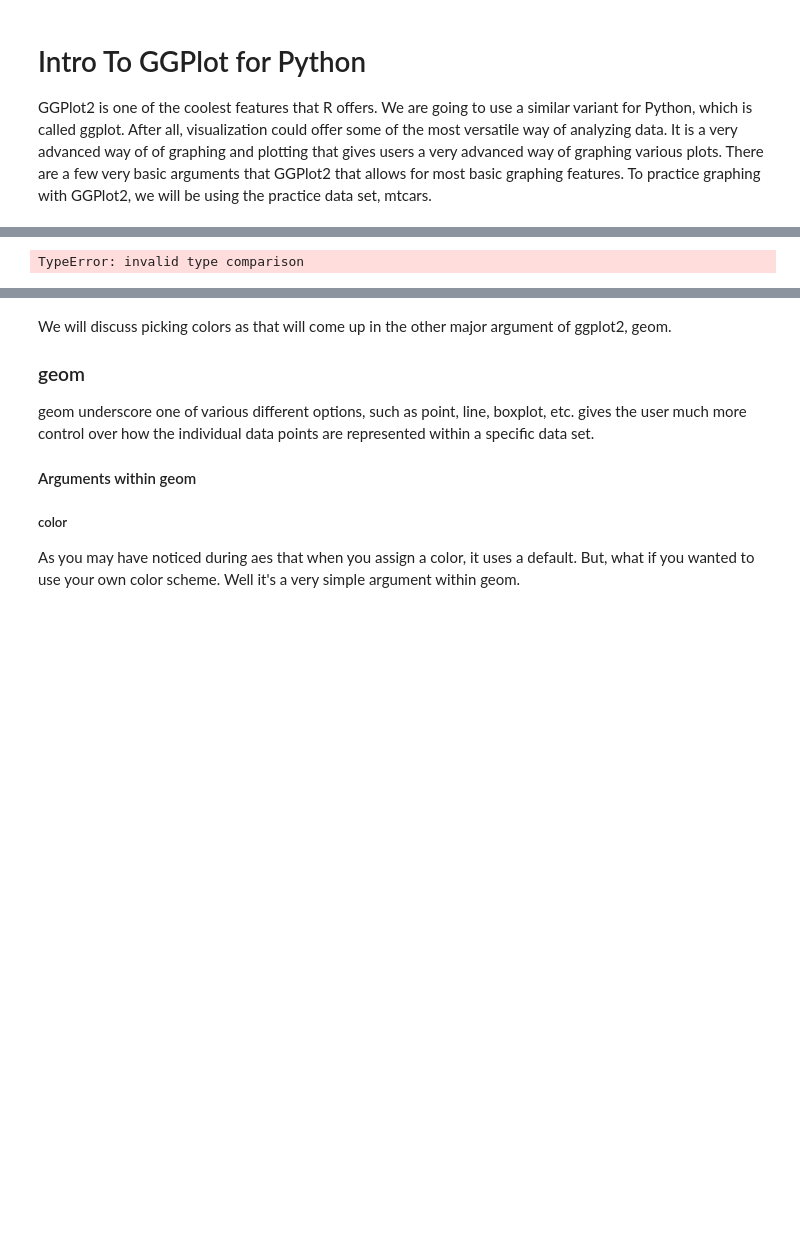
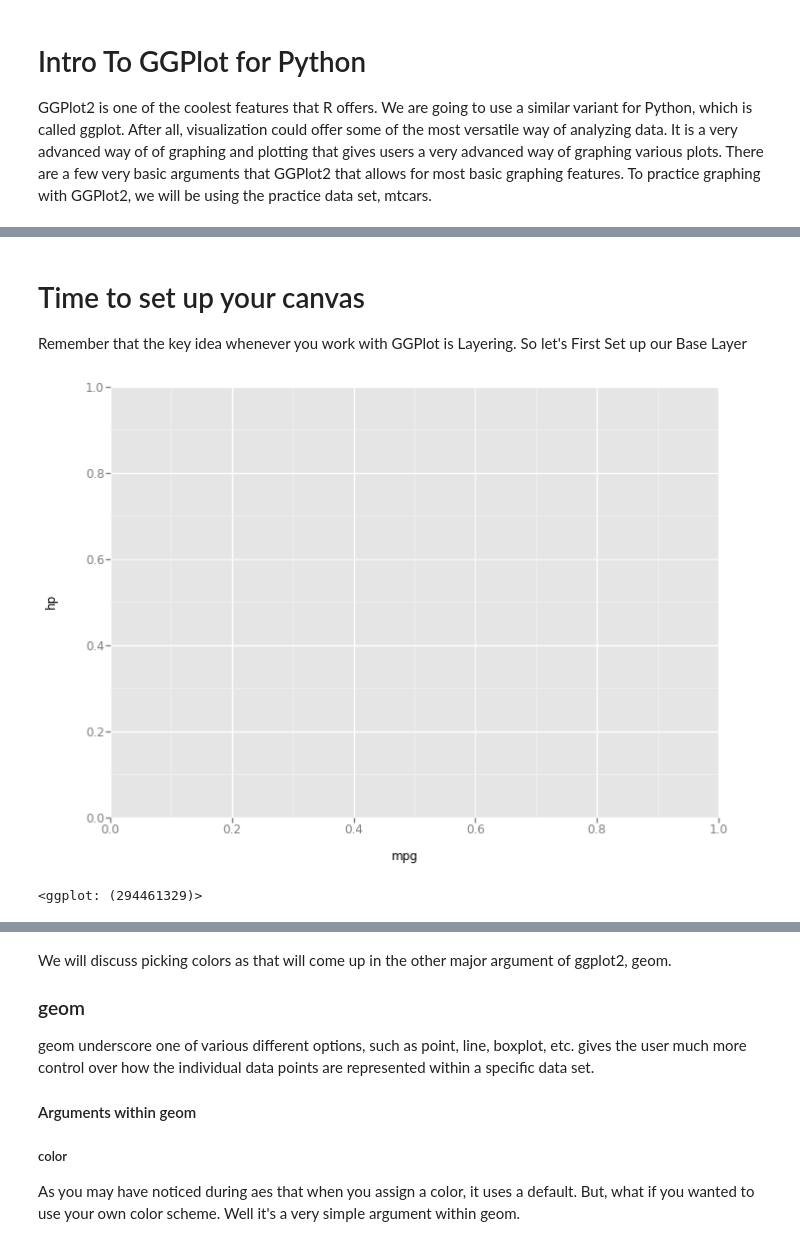
Before and after one commit to kpivert/node, a Jupyter notebook: Week_3_Visualization/intro_to_ggplot-python.ipynb, the cells around one changed output, grey strips where cells are left out. Drawn from its saved outputs; the diff is of its cells as text; code cells hidden in the pictures; blank space fills up the shorter version.

```diff
--- a/Week_3_Visualization/intro_to_ggplot-python.ipynb
+++ b/Week_3_Visualization/intro_to_ggplot-python.ipynb
@@ -64,6 +42,11 @@ aes() or aesthetic mapping is one of the arguments that can truly never be ignor
 aes can be used to assign axises in a data set.
+# %% [markdown]
+# Time to set up your canvas
+Remember that the key idea whenever you work with GGPlot is Layering.  So let's First Set up our Base Layer
 # %%
 # Axises
-ggplot(mtcars, aes(x = mtcars.mpg, y = mtcars.cyl)) + geom_line()
+p = ggplot(aes(x = 'mpg', y = 'hp'), data = mtcars)
+p
 # %% [output]
+[figure, added]
-TypeError: invalid type comparison
+<ggplot: (294461329)>
```
Also changed, not shown: parts of 22 cells of this notebook.
